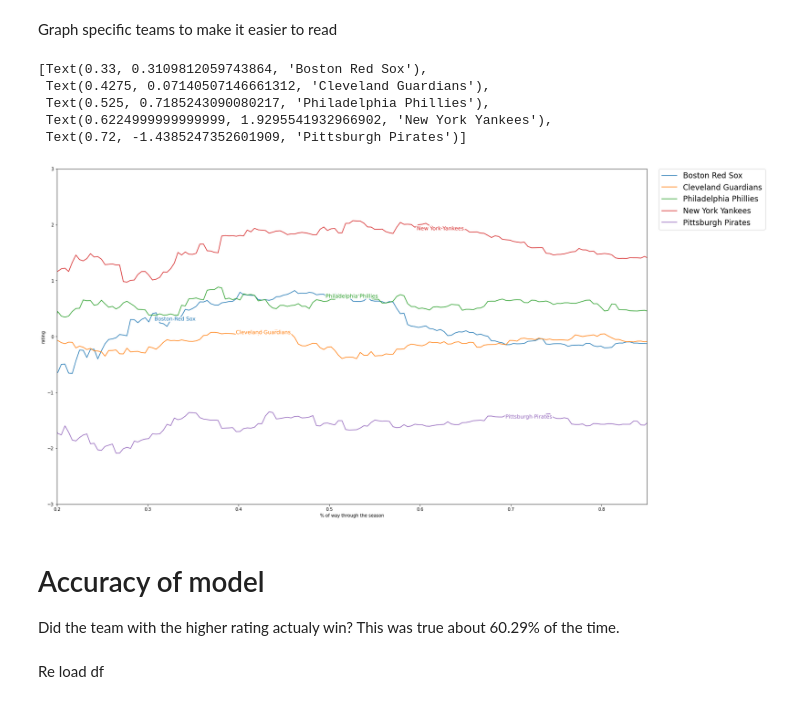
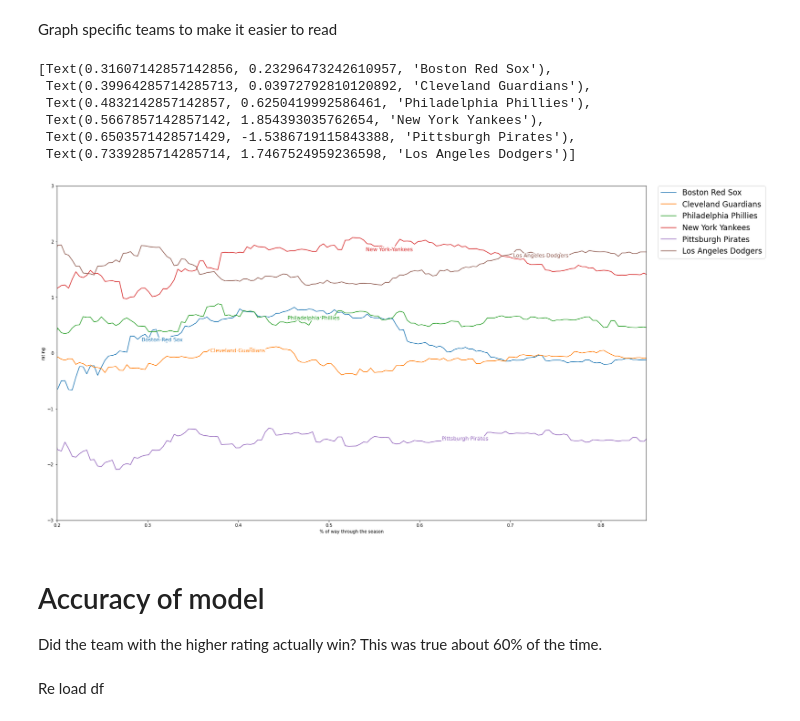
Before and after one commit to Luke-Chesley/API-Sports-Ridge_regression, a Jupyter notebook: MLB_ridge_regression.ipynb, the cells around one changed output. Saved outputs shown, nothing was run; the diff lists cells and outputs as text; code cells hidden in the pictures.

```diff
--- a/MLB_ridge_regression.ipynb
+++ b/MLB_ridge_regression.ipynb
@@ -224,6 +193,9 @@ df = df.drop(axis=0, index=1875)
 
 df = df[380:] #drop spring training games
 
+intercept_list = [] # list to keep track of the intercepts (home field advantage)
+
+
 df_rating_list = pd.DataFrame()
 # %% [markdown]
 Team rating for each team in 10 game increments
@@ -256,6 +228,9 @@ for i in range(50, len(df), 10):
 
   df_rating_list = df_rating_list.append(df_ratings)
 
+  intercept_list.append(lr.intercept_)
+
+
 
   df_visitor = pd.DataFrame()
   df_home = pd.DataFrame()
@@ -306,25 +283,26 @@ labelLines(align=False, fontsize=12)
 # %% [markdown]
 Graph specific teams to make it easier to read
 # %%
-df_rating_list[['Boston Red Sox', 'Cleveland Guardians', 'Philadelphia Phillies', 'New York Yankees', 'Pittsburgh Pirates']].plot.line(figsize=(24,14), sort_columns=True)
+df_rating_list[['Boston Red Sox', 'Cleveland Guardians', 'Philadelphia Phillies', 'New York Yankees', 'Pittsburgh Pirates', 'Los Angeles Dodgers']].plot.line(figsize=(24,14), sort_columns=True)
 plt.xlim([0.2,0.85])
 plt.ylim([-3,3])
 plt.xlabel('% of way through the season')
 plt.ylabel('rating')
 plt.legend(bbox_to_anchor=(1.02, 1), loc='upper left', borderaxespad=0, fontsize='xx-large')
 
 
 labelLines(align=False, fontsize=12)
 # %% [output]
-[Text(0.33, 0.3109812059743864, 'Boston Red Sox'),
- Text(0.4275, 0.07140507146661312, 'Cleveland Guardians'),
- Text(0.525, 0.7185243090080217, 'Philadelphia Phillies'),
- Text(0.6224999999999999, 1.9295541932966902, 'New York Yankees'),
- Text(0.72, -1.4385247352601909, 'Pittsburgh Pirates')]
+[Text(0.31607142857142856, 0.23296473242610957, 'Boston Red Sox'),
+ Text(0.39964285714285713, 0.03972792810120892, 'Cleveland Guardians'),
+ Text(0.4832142857142857, 0.6250419992586461, 'Philadelphia Phillies'),
+ Text(0.5667857142857142, 1.854393035762654, 'New York Yankees'),
+ Text(0.6503571428571429, -1.5386719115843388, 'Pittsburgh Pirates'),
+ Text(0.7339285714285714, 1.7467524959236598, 'Los Angeles Dodgers')]
-[figure, old version]
+[figure, new version]
 # %% [markdown]
 # Accuracy of model
-Did the team with the higher rating actualy win? This was true about 60.29% of the time.
+Did the team with the higher rating actually win? This was true about 60% of the time.
 # %% [markdown]
 Re load df
 # %%
```
Also changed, not shown: parts of 31 cells of this notebook.
